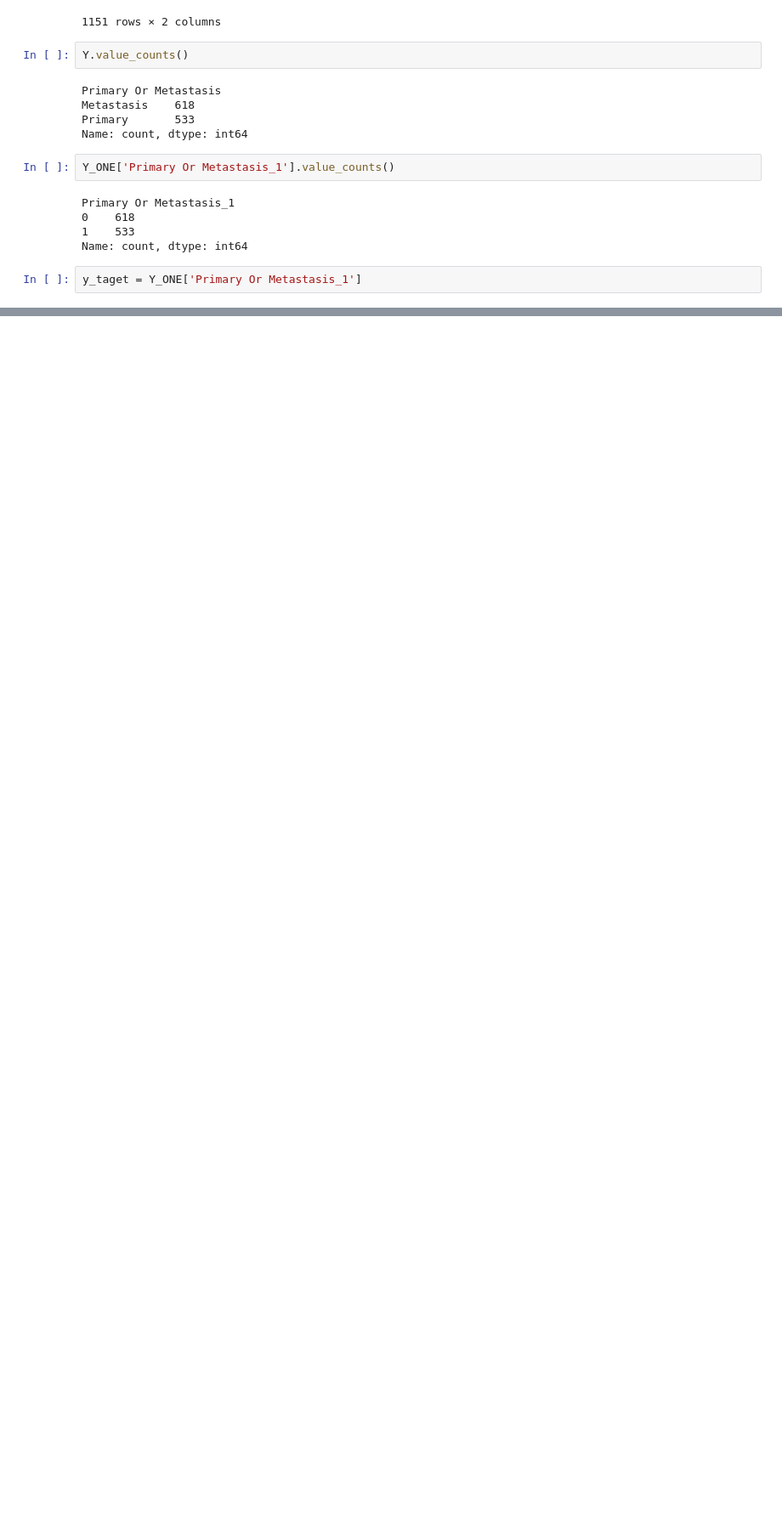
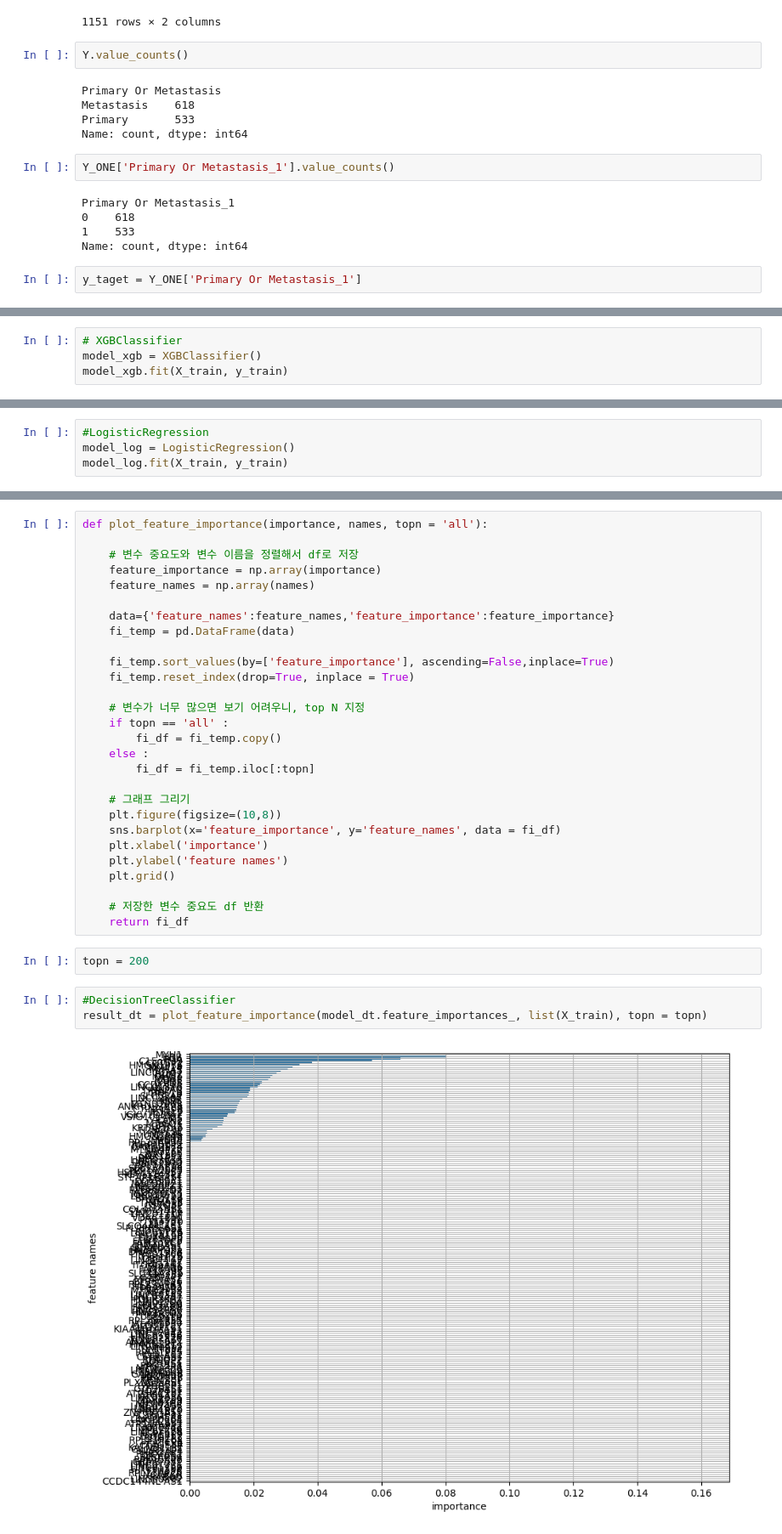
Before and after one commit to pauljo13/Metastasis_Predictive_modelling, a Jupyter notebook: code/Metastasis.ipynb, the cells around one changed output, grey strips where cells are left out. Shown: that part at 85% size. Saved outputs shown, nothing was run; the diff lists cells and outputs as text; blank space fills up the shorter version.

```diff
--- a/code/Metastasis.ipynb
+++ b/code/Metastasis.ipynb
@@ -199,0 +272,4 @@ test data : (231, 44177) (231,)
+# %%
+# XGBClassifier
+model_xgb = XGBClassifier()
+model_xgb.fit(X_train, y_train)
@@ -199,0 +303,4 @@ test data : (231, 44177) (231,)
+# %%
+#LogisticRegression
+model_log = LogisticRegression()
+model_log.fit(X_train, y_train)
@@ -199,0 +324,35 @@ test data : (231, 44177) (231,)
+# %%
+def plot_feature_importance(importance, names, topn = 'all'):
+
+    # 변수 중요도와 변수 이름을 정렬해서 df로 저장
+    feature_importance = np.array(importance)
+    feature_names = np.array(names)
+
+    data={'feature_names':feature_names,'feature_importance':feature_importance}
+    fi_temp = pd.DataFrame(data)
+
+    fi_temp.sort_values(by=['feature_importance'], ascending=False,inplace=True)
+    fi_temp.reset_index(drop=True, inplace = True)
+
+    # 변수가 너무 많으면 보기 어려우니, top N 지정
+    if topn == 'all' :
+        fi_df = fi_temp.copy()
+    else :
+        fi_df = fi_temp.iloc[:topn]
+
+    # 그래프 그리기
+    plt.figure(figsize=(10,8))
+    sns.barplot(x='feature_importance', y='feature_names', data = fi_df)
+    plt.xlabel('importance')
+    plt.ylabel('feature names')
+    plt.grid()
+
+    # 저장한 변수 중요도 df 반환
+    return fi_df
+# %%
+topn = 200
+# %%
+#DecisionTreeClassifier
+result_dt = plot_feature_importance(model_dt.feature_importances_, list(X_train), topn = topn)
+# %% [output]
+[figure, added]
```
Also changed, not shown: parts of 33 cells of this notebook.
